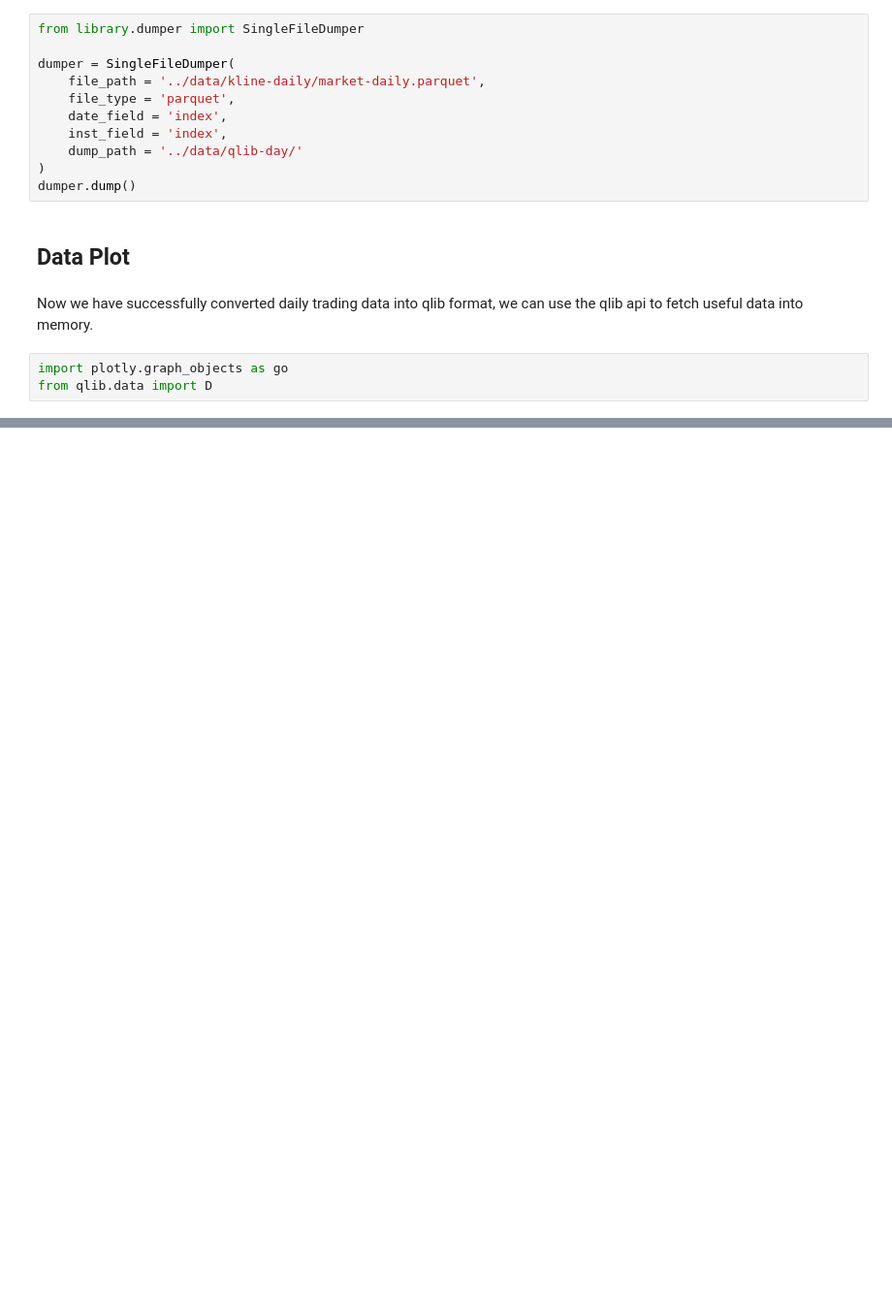
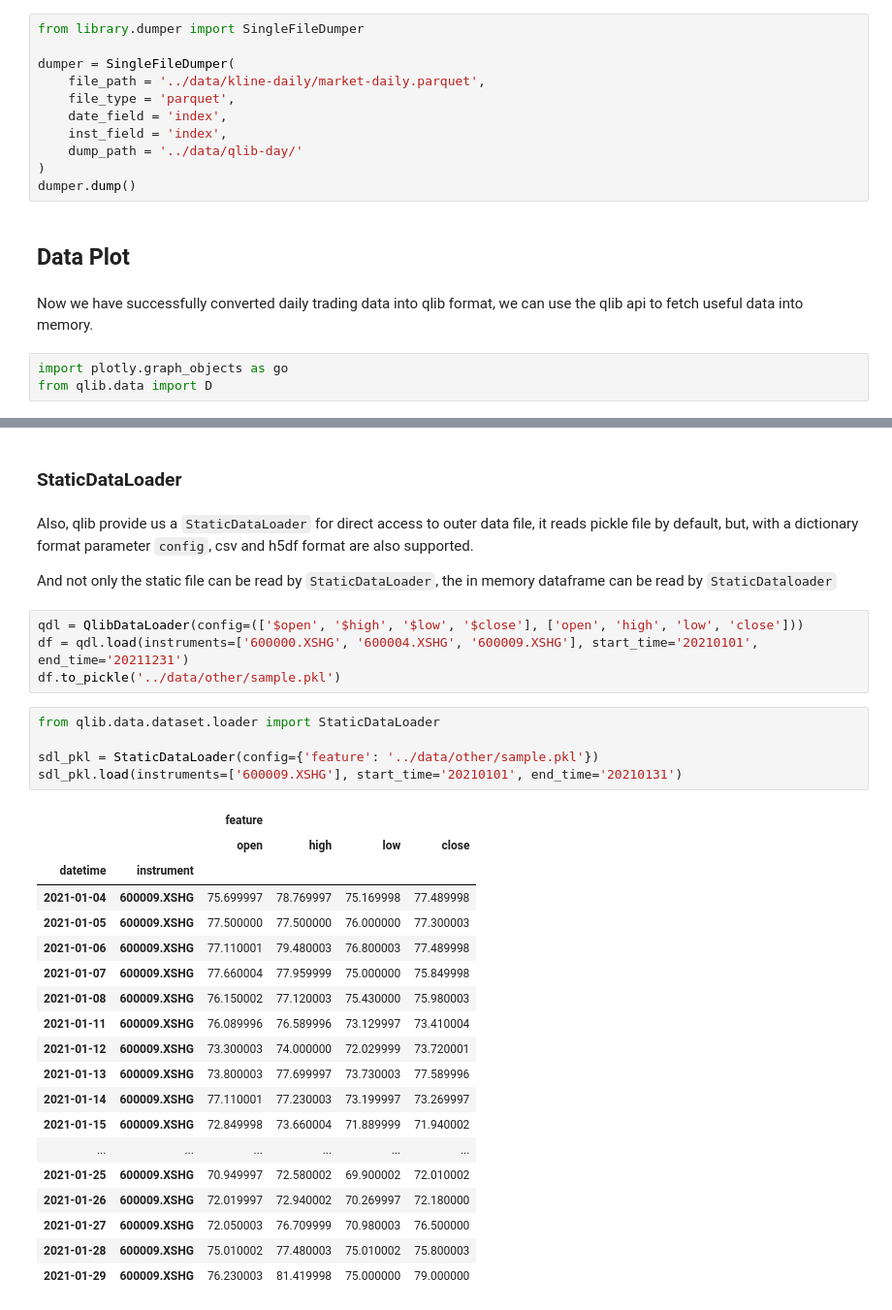
Before and after one commit to ppoak/dataforge_back, a Jupyter notebook: notebooks/qlib-explorer.ipynb, the cells around one changed output, grey strips where cells are left out. Shown at 97% size. Cells and saved outputs as stored; diff of their text form; blank space fills up the shorter version.

Commit message:
UPD: Finish qlib-explorer

```diff
--- a/notebooks/qlib-explorer.ipynb
+++ b/notebooks/qlib-explorer.ipynb
@@ -94,0 +210,35 @@ go.Figure(data = go.Candlestick(
+# %% [markdown]
+### StaticDataLoader
+# %% [markdown]
+Also, qlib provide us a `StaticDataLoader` for direct access to outer data file, it reads pickle file by default, but, with a dictionary format parameter `config`, csv and h5df format are also supported.
+
+And not only the static file can be read by `StaticDataLoader`, the in memory dataframe can be read by `StaticDataloader`
+# %%
+qdl = QlibDataLoader(config=(['$open', '$high', '$low', '$close'], ['open', 'high', 'low', 'close']))
+df = qdl.load(instruments=['600000.XSHG', '600004.XSHG', '600009.XSHG'], start_time='20210101', end_time='20211231')
+df.to_pickle('../data/other/sample.pkl')
+# %%
+from qlib.data.dataset.loader import StaticDataLoader
+
+sdl_pkl = StaticDataLoader(config={'feature': '../data/other/sample.pkl'})
+sdl_pkl.load(instruments=['600009.XSHG'], start_time='20210101', end_time='20210131')
+# %% [output]
+|  |  | feature |  |  |  |
+|  |  | open | high | low | close |
+| datetime | instrument |  |  |  |  |
+| 2021-01-04 | 600009.XSHG | 75.699997 | 78.769997 | 75.169998 | 77.489998 |
+| 2021-01-05 | 600009.XSHG | 77.500000 | 77.500000 | 76.000000 | 77.300003 |
+| 2021-01-06 | 600009.XSHG | 77.110001 | 79.480003 | 76.800003 | 77.489998 |
+| 2021-01-07 | 600009.XSHG | 77.660004 | 77.959999 | 75.000000 | 75.849998 |
+| 2021-01-08 | 600009.XSHG | 76.150002 | 77.120003 | 75.430000 | 75.980003 |
+| 2021-01-11 | 600009.XSHG | 76.089996 | 76.589996 | 73.129997 | 73.410004 |
+| 2021-01-12 | 600009.XSHG | 73.300003 | 74.000000 | 72.029999 | 73.720001 |
+| 2021-01-13 | 600009.XSHG | 73.800003 | 77.699997 | 73.730003 | 77.589996 |
+| 2021-01-14 | 600009.XSHG | 77.110001 | 77.230003 | 73.199997 | 73.269997 |
+| 2021-01-15 | 600009.XSHG | 72.849998 | 73.660004 | 71.889999 | 71.940002 |
+| ... | ... | ... | ... | ... | ... |
+| 2021-01-25 | 600009.XSHG | 70.949997 | 72.580002 | 69.900002 | 72.010002 |
+| 2021-01-26 | 600009.XSHG | 72.019997 | 72.940002 | 70.269997 | 72.180000 |
+| 2021-01-27 | 600009.XSHG | 72.050003 | 76.709999 | 70.980003 | 76.500000 |
+| 2021-01-28 | 600009.XSHG | 75.010002 | 77.480003 | 75.010002 | 75.800003 |
+| 2021-01-29 | 600009.XSHG | 76.230003 | 81.419998 | 75.000000 | 79.000000 |
```
Also changed, not shown: parts of 44 cells of this notebook, 2 other files.
